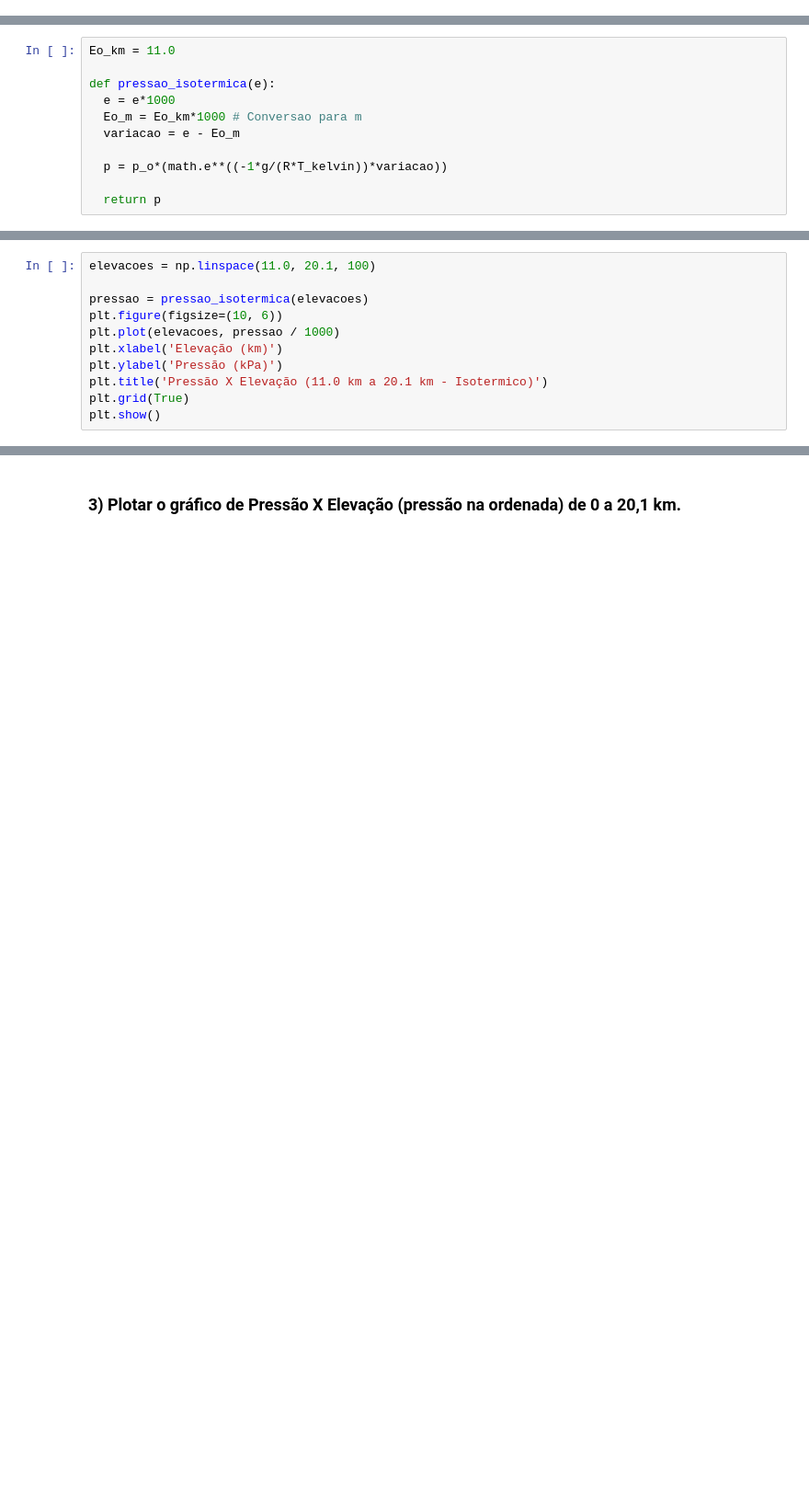
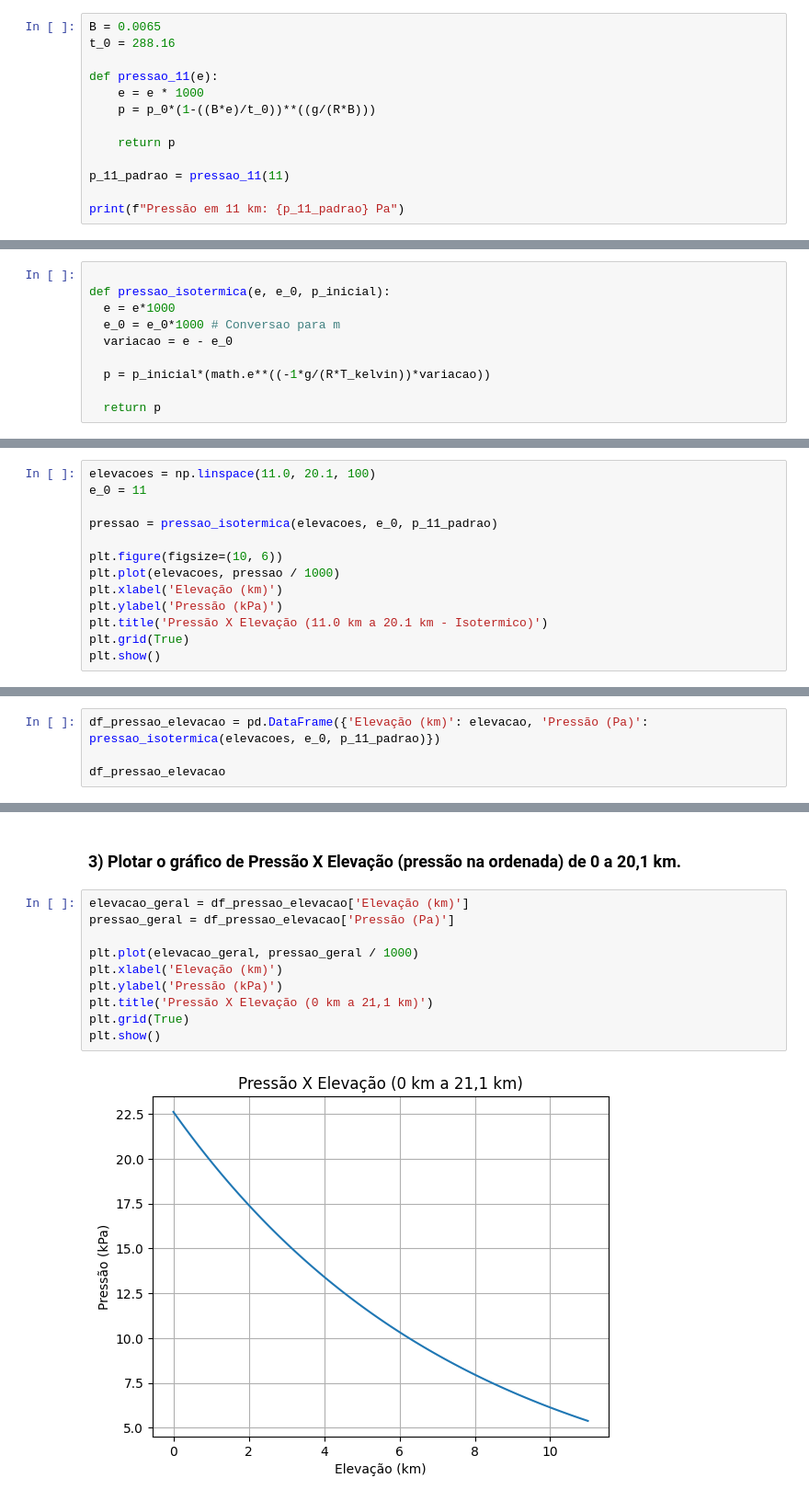
Before and after one commit to bernardo-gontijo/Ativ1-MecSolMecFlu, a Jupyter notebook: atividade1.ipynb, the cells around one changed output, grey strips where cells are left out. Shown at 92% size. Saved outputs shown, nothing was run; the diff lists cells and outputs as text; blank space fills up the shorter version.

```diff
--- a/atividade1.ipynb
+++ b/atividade1.ipynb
@@ -73,0 +112,13 @@ p_o = 22632 # Pressão de acordo com a Atmosfera Padrão Internacional, para rea
+# %%
+B = 0.0065
+t_0 = 288.16
+
+def pressao_11(e):
+    e = e * 1000
+    p = p_0*(1-((B*e)/t_0))**((g/(R*B)))
+
+    return p
+
+p_11_padrao = pressao_11(11)
+
+print(f"Pressão em 11 km: {p_11_padrao} Pa")
@@ -74,22 +127,23 @@ p_o = 22632 # Pressão de acordo com a Atmosfera Padrão Internacional, para rea
 # %% [markdown]
 #### Cálculo das pressões entre ${E_o}$ = 11 km e ${E}$ = 20,1 km:
 # %%
-Eo_km = 11.0
 
-def pressao_isotermica(e):
+def pressao_isotermica(e, e_0, p_inicial):
   e = e*1000
-  Eo_m = Eo_km*1000 # Conversao para m
-  variacao = e - Eo_m
+  e_0 = e_0*1000 # Conversao para m
+  variacao = e - e_0
 
-  p = p_o*(math.e**((-1*g/(R*T_kelvin))*variacao))
+  p = p_inicial*(math.e**((-1*g/(R*T_kelvin))*variacao))
 
   return p
 # %% [markdown]
 #### Plotagem do gráfico de Pressão X Elevação:
 # %%
 elevacoes = np.linspace(11.0, 20.1, 100)
+e_0 = 11
 
-pressao = pressao_isotermica(elevacoes)
+pressao = pressao_isotermica(elevacoes, e_0, p_11_padrao)
+
 plt.figure(figsize=(10, 6))
 plt.plot(elevacoes, pressao / 1000)
 plt.xlabel('Elevação (km)')
@@ -264,0 +341,4 @@ plt.show()
+# %%
+df_pressao_elevacao = pd.DataFrame({'Elevação (km)': elevacao, 'Pressão (Pa)': pressao_isotermica(elevacoes, e_0, p_11_padrao)})
+
+df_pressao_elevacao
@@ -267,3 +361,15 @@ plt.show()
 ## Parte 3
 # %% [markdown]
 ### **3) Plotar o gráfico de Pressão X Elevação (pressão na ordenada) de 0 a 20,1 km.**
+# %%
+elevacao_geral = df_pressao_elevacao['Elevação (km)']
+pressao_geral = df_pressao_elevacao['Pressão (Pa)']
+
+plt.plot(elevacao_geral, pressao_geral / 1000)
+plt.xlabel('Elevação (km)')
+plt.ylabel('Pressão (kPa)')
+plt.title('Pressão X Elevação (0 km a 21,1 km)')
+plt.grid(True)
+plt.show()
+# %% [output]
+[figure, added]
```
Also changed, not shown: parts of 11 cells of this notebook.
